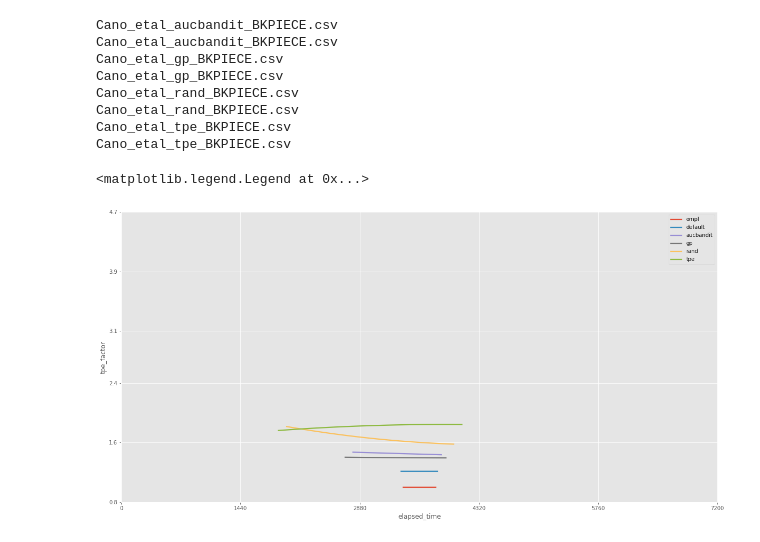
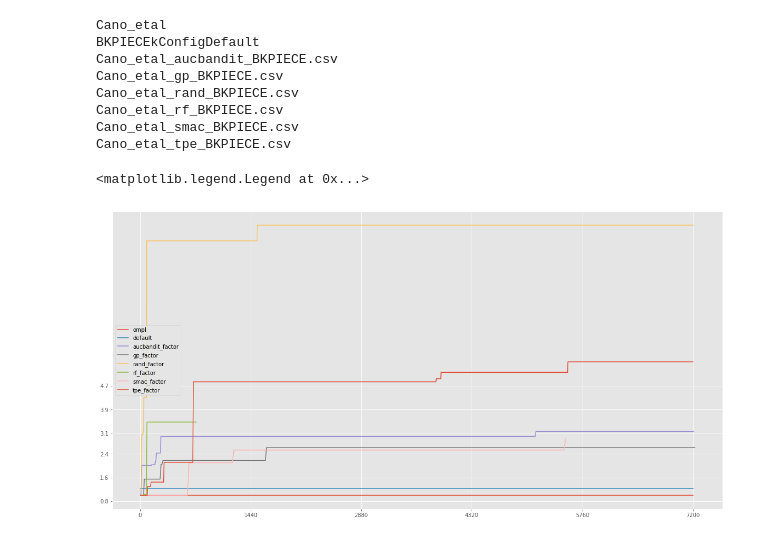
Before and after one commit to charleneleong-ai/crane_plus_v2_motion_planning, a Jupyter notebook: crane_plus_control/results/result_analysis.ipynb, the cells around one changed output. Drawn from its saved outputs; the diff is of its cells as text; code cells hidden in the pictures.

Commit message:
[results] BiRRT and RRTConenct smac results

```diff
--- a/crane_plus_control/results/result_analysis.ipynb
+++ b/crane_plus_control/results/result_analysis.ipynb
@@ -46,14 +48,14 @@ from matplotlib.pyplot import figure
 import seaborn as sns
 plt.style.use('ggplot')
 %matplotlib inline
-plt.rcParams["figure.figsize"] = [20,10]
+plt.rcParams["figure.figsize"] = [20, 10]
 
 # for f in results_fps:
 #     if any(x in f for x in ["default", "ompl"]):
 #         print(f)
 # Read default df
 planner_select = 'Cano_etal'
-
+print(planner_select)
 
 ompl_fn = planner_select+'_ompl.csv'
 ompl_df = pd.read_csv(join(dir, ompl_fn))
@@ -63,61 +65,75 @@ planners = list(ompl_df['planner'])
 
 # def comparison_plot(planner_select, planner):
 planner = planners[0]
+print(planner)
 elapsed_time = np.linspace(0, 7200, 500)
 
 ompl = float(ompl_df[(ompl_df['planner'] == planner)]['t_avg_plan_time'])
 ompl_df = pd.DataFrame({'elapsed_time': elapsed_time, 'ompl': ompl})
 ompl_df['ompl'] = ompl/ompl_df['ompl']
-#plt.plot('elapsed_time', 'ompl', data=ompl_df)
-sns.regplot(x='elapsed_time',y='ompl',data=ompl_df, fit_reg=True, label='ompl',
-           scatter=False)
+plt.plot('elapsed_time', 'ompl', data=ompl_df)
+# sns.regplot(x='elapsed_time', y='ompl', data=ompl_df, fit_reg=True, label='ompl',
+#             scatter=False)
 
 
 default_fn = planner_select+'_default.csv'
 default_df = pd.read_csv(join(dir, default_fn))
-default = float(default_df[(default_df['planner'] == planner)]['t_avg_plan_time'])
+default = float(
+    default_df[(default_df['planner'] == planner)]['t_avg_plan_time'])
 default_df = pd.DataFrame({'elapsed_time': elapsed_time, 'default': default})
 default_df['default'] = ompl/default_df['default']
-#plt.plot('elapsed_time', 'default', data=default_df)
-sns.regplot(x='elapsed_time',y='default',data=default_df, fit_reg=True, label='default',
-           scatter=False)
+plt.plot('elapsed_time', 'default', data=default_df)
+# sns.regplot(x='elapsed_time', y='default', data=default_df, fit_reg=True, label='default',
+#             scatter=False)
+
 
 # Planner select filepaths
 ps_fps = []
 modes = []
+speed_up_df = []
+
 for f in results_fps:
-    if not any(x in f for x in ['default', 'ompl', 'rf']):
-        if planner_select in f:
+    if planner_select in f:
+        if not any(x in f for x in ['default', 'ompl']):
             ps_fps.append(f)
+            # f = 'Cano_etal_rand_BKPIECE.csv'
             # f = <planner_select>_<mode>_<planner>.csv
             fn = f.split('_')
             planner_fn = fn[-1].split('.')[-2]
             mode = fn[2]
             # Filtering fns for selected planner
             if re.search(planner_fn, planner, re.IGNORECASE):
                 print(f)
-                mode_df = pd.read_csv(join(dir, f))
-                mode_df.drop(mode_df[mode_df.loss == 3.0].index, inplace=True)
-                mode_df.drop(mode_df[mode_df.loss >= ompl].index, inplace=True)
-                mode_df = pd.DataFrame({'elapsed_time': mode_df['elapsed_time'], mode: mode_df['loss']})
+                mode_df = pd.read_csv(join(dir, f), index_col=False)
+                # Remove everything slower than ompl baseline
+                # mode_df.drop(mode_df[mode_df.loss >= ompl].index, inplace=True)
+                max_speed_up = ompl
+                speed_up = list(mode_df['loss'])
+                for idx, loss in enumerate(speed_up):
+                    if loss < max_speed_up:
+                        max_speed_up = loss
+                    else:
+                        speed_up[idx] = max_speed_up
+
+                mode_df = pd.DataFrame(
+                    {'elapsed_time': mode_df['elapsed_time'], mode: speed_up})
                 mode_df[mode+'_factor'] = ompl/mode_df[mode]
-                print(f)
-                #plt.plot('elapsed_time', mode+'_factor', data=mode_df)
-                sns.regplot(x='elapsed_time',y=mode+'_factor',data=mode_df, fit_reg=True, label=mode,
-                            scatter=False, order=15, ci=None)
+                plt.plot('elapsed_time', mode+'_factor', data=mode_df)
+                # sns.regplot(x='elapsed_time', y=mode+'_factor', data=mode_df, fit_reg=True, label=mode,
+                # scatter=False, robust=True, ci=None)
                 # sns.lmplot(x='elapsed_time',y=mode+'_factor',data=mode_df, order=5, scatter=True)
 
 plt.xticks([0, 1440, 2880, 4320, 5760, 7200])
 plt.yticks([0.8, 1.6, 2.4, 3.1, 3.9, 4.7])
 plt.legend()
 # %% [output]
-Cano_etal_aucbandit_BKPIECE.csv
+Cano_etal
+BKPIECEkConfigDefault
 Cano_etal_aucbandit_BKPIECE.csv
 Cano_etal_gp_BKPIECE.csv
-Cano_etal_gp_BKPIECE.csv
 Cano_etal_rand_BKPIECE.csv
-Cano_etal_rand_BKPIECE.csv
+Cano_etal_rf_BKPIECE.csv
+Cano_etal_smac_BKPIECE.csv
 Cano_etal_tpe_BKPIECE.csv
-Cano_etal_tpe_BKPIECE.csv
 <matplotlib.legend.Legend at 0x...>
-[figure, old version]
+[figure, new version]
```
Also changed, not shown: parts of 2 cells of this notebook, 13 other files.
